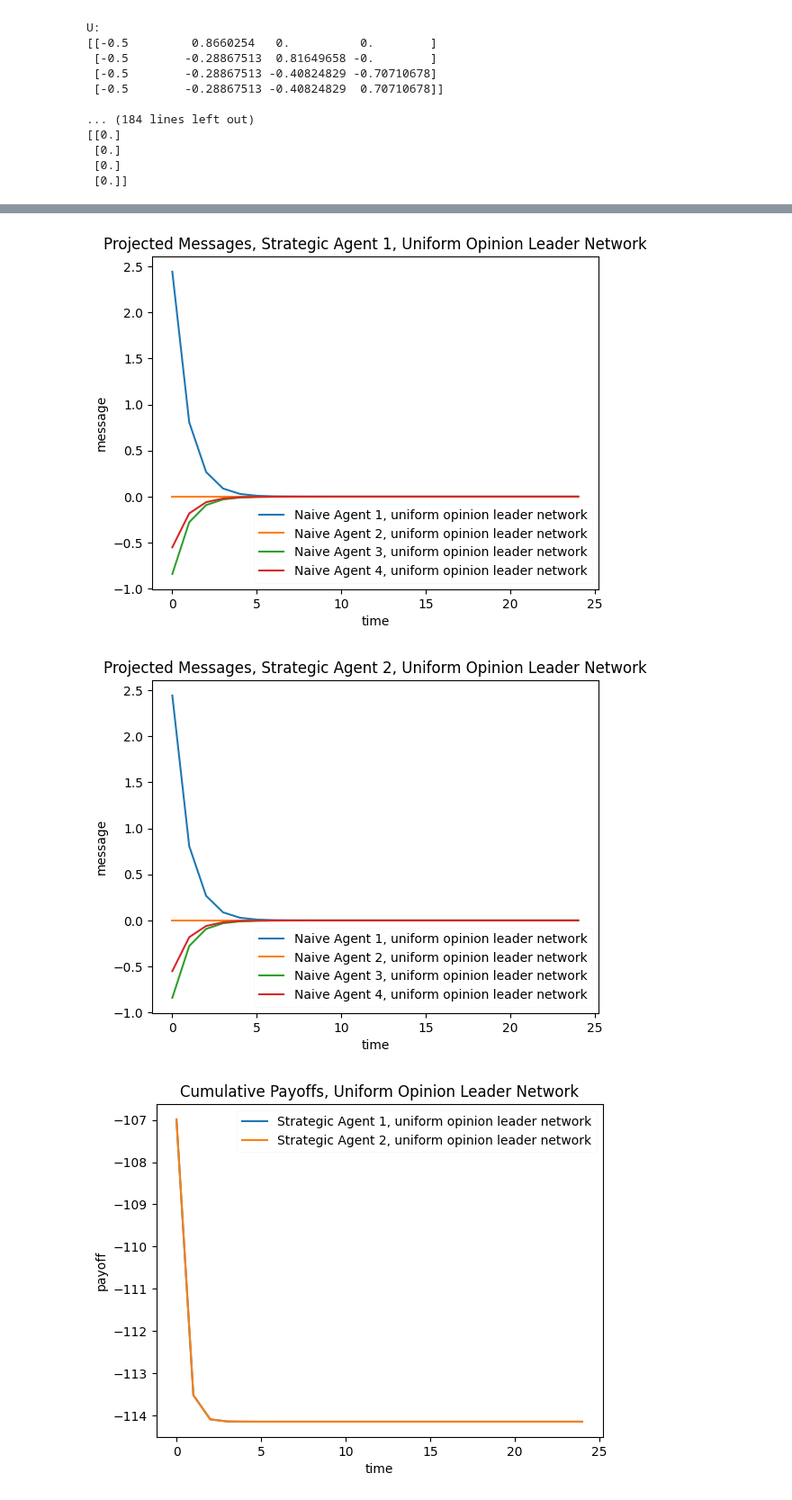
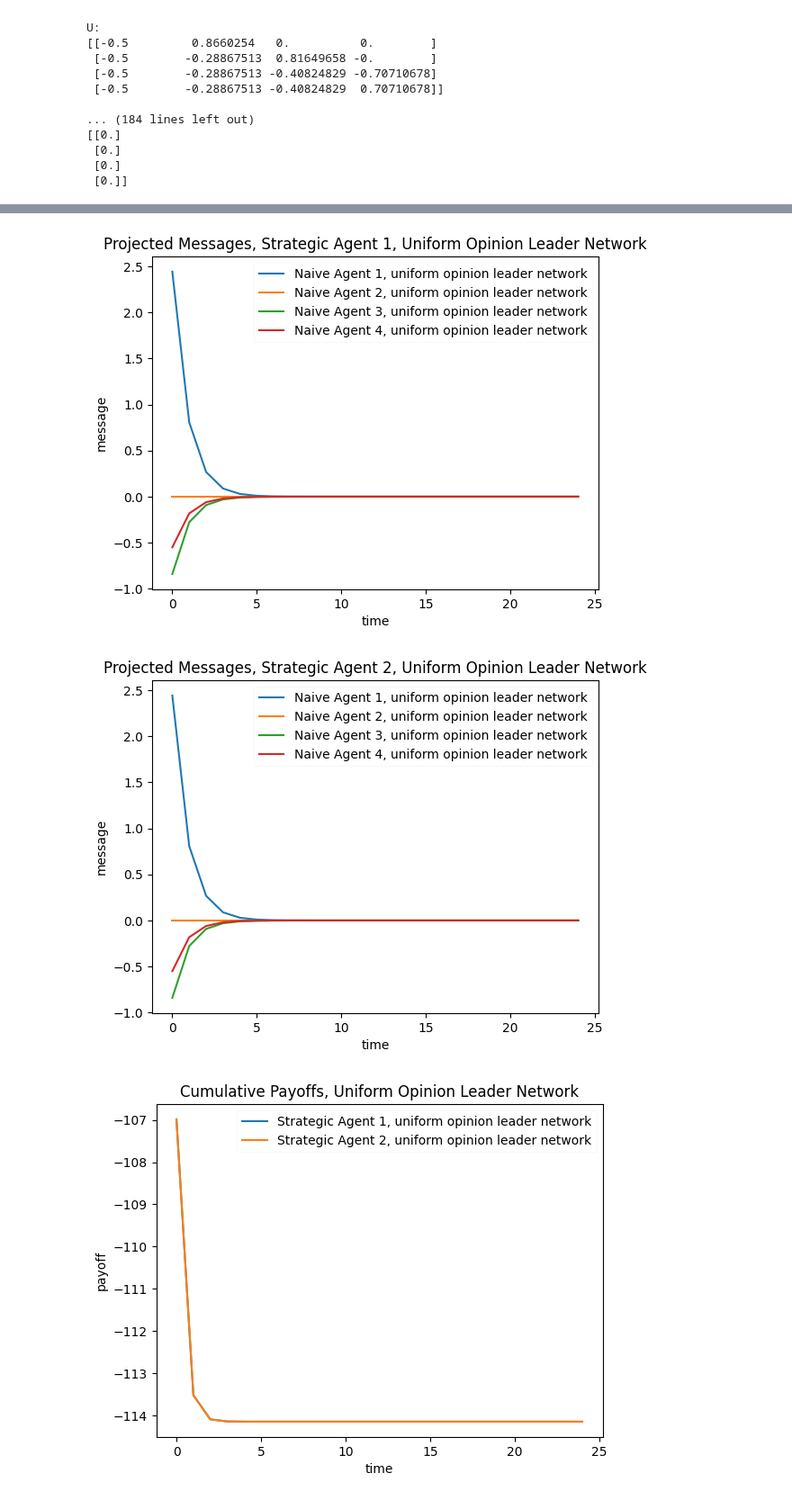
Before and after one commit to weiliubc/strategic_influencer_of_naive_agents, a Jupyter notebook: sandbox/mus_projected_uniform_opinion_leader.ipynb, the cells around one changed output, grey strips where cells are left out. Shown at 90% size. Cells and saved outputs as stored; diff of their text form; code cells hidden in the pictures.

```diff
--- a/sandbox/mus_projected_uniform_opinion_leader.ipynb
+++ b/sandbox/mus_projected_uniform_opinion_leader.ipynb
@@ -407,25 +387,25 @@ tilde_rs_1
 # %%
 for i in range(4):
     plt.plot(range(len(tilde_rs_1)), [tilde_rs_1[j][i].item() for j in range(len(tilde_rs_1))], label = f"Naive Agent {i+1}, uniform opinion leader network")
 
 plt.xlabel("time")
 plt.ylabel("message")
-plt.legend(framealpha = 0.1, loc = "lower right")
+plt.legend(framealpha = 0.1, loc = "upper right")
 plt.title("Projected Messages, Strategic Agent 1, Uniform Opinion Leader Network")
 plt.show()
 # %% [output]
-[figure, old version]
+[figure, new version]
 # %%
 for i in range(4):
     plt.plot(range(len(tilde_rs_2)), [tilde_rs_2[j][i].item() for j in range(len(tilde_rs_2))], label = f"Naive Agent {i+1}, uniform opinion leader network")
 
 plt.xlabel("time")
 plt.ylabel("message")
-plt.legend(framealpha = 0.1, loc = "lower right")
+plt.legend(framealpha = 0.1, loc = "upper right")
 plt.title("Projected Messages, Strategic Agent 2, Uniform Opinion Leader Network")
 plt.show()
 # %% [output]
-[figure, old version]
+[figure, new version]
 # %%
 plt.plot(range(len(payoffs[0])), [payoffs[0][j] for j in range(len(payoffs[0]))], label = f"Strategic Agent 1, uniform opinion leader network")
 plt.plot(range(len(payoffs[1])), [payoffs[1][j] for j in range(len(payoffs[1]))], label = f"Strategic Agent 2, uniform opinion leader network")
```
Also changed, not shown: parts of 10 cells of this notebook, 1 other file.
